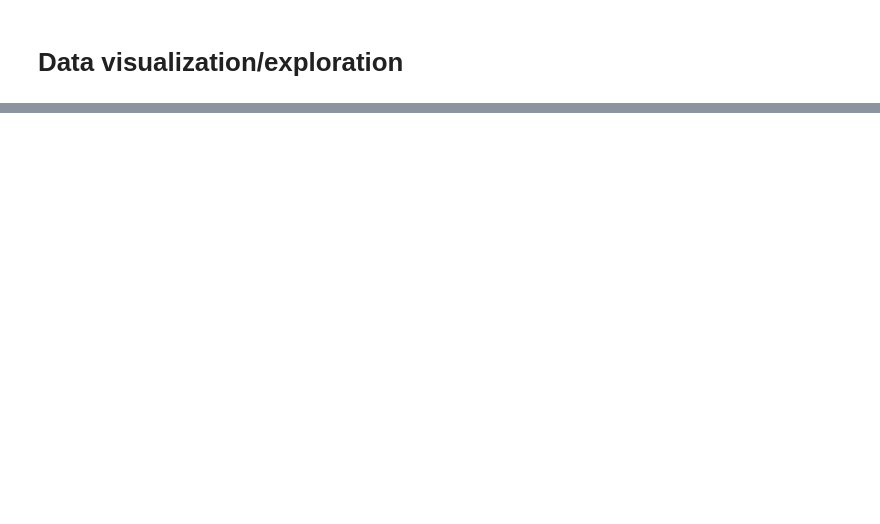
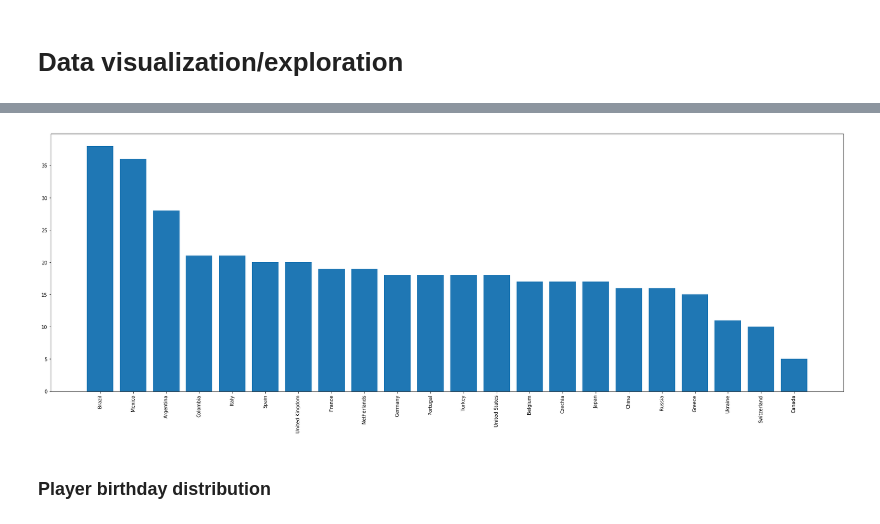
Before and after one commit to nathanquinteiro/ntds_football_transfer, a Jupyter notebook: graph/Graph.ipynb, the cells around one changed output, grey strips where cells are left out. Drawn from its saved outputs; the diff is of its cells as text; code cells hidden in the pictures; blank space fills up the shorter version.

```diff
--- a/graph/Graph.ipynb
+++ b/graph/Graph.ipynb
@@ -272,0 +300,9 @@ plt.plot(eigenvalues, '.-', markersize=15);
+# %%
+# Sort club pairs based on the country name
+club_pairs = sorted(club_pairs, key=lambda tup: tup[0])
+
+club_ids = []
+
+# club_ids are now sorted based on the country
+for club in club_pairs:
+    club_ids.append(club[1])
@@ -307,0 +421,27 @@ plt.show()
+# %%
+# Visualize how many clubs each country has
+clubs_country = []
+for club in club_pairs:
+    clubs_country.append(club[0])
+# %%
+clubs_country = Counter(clubs_country).most_common()
+
+index = []
+iterator = 1
+countries = []
+country_count = []
+
+for country in clubs_country:
+    index.append(iterator)
+    iterator += 1
+    countries.append(country[0])
+    country_count.append(country[1])
+# %%
+rcParams['figure.figsize'] = 30, 10
+plt.bar(index, country_count, align='center')
+plt.xticks(index, countries,rotation=90)
+plt.show()
+# %% [output]
+[figure, added]
+# %% [markdown]
+### Player birthday distribution
```
Also changed, not shown: parts of 47 cells of this notebook, 1 other file.
